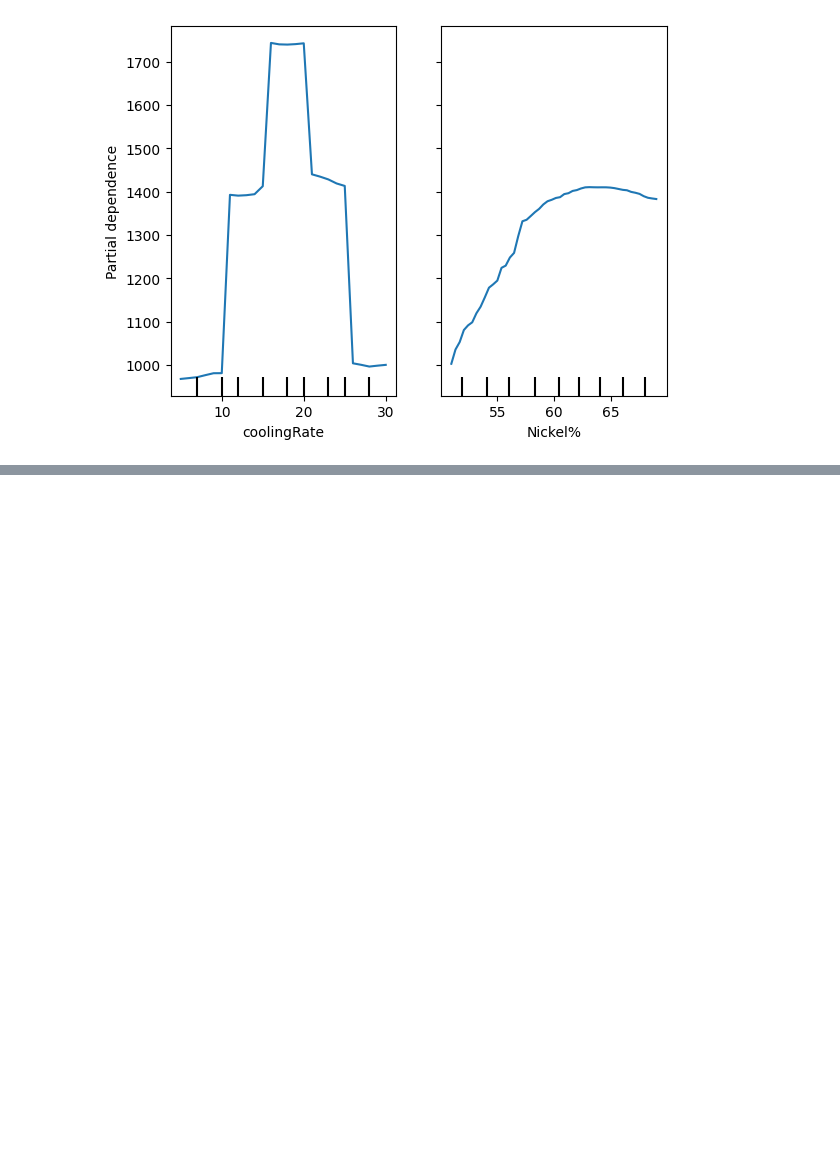
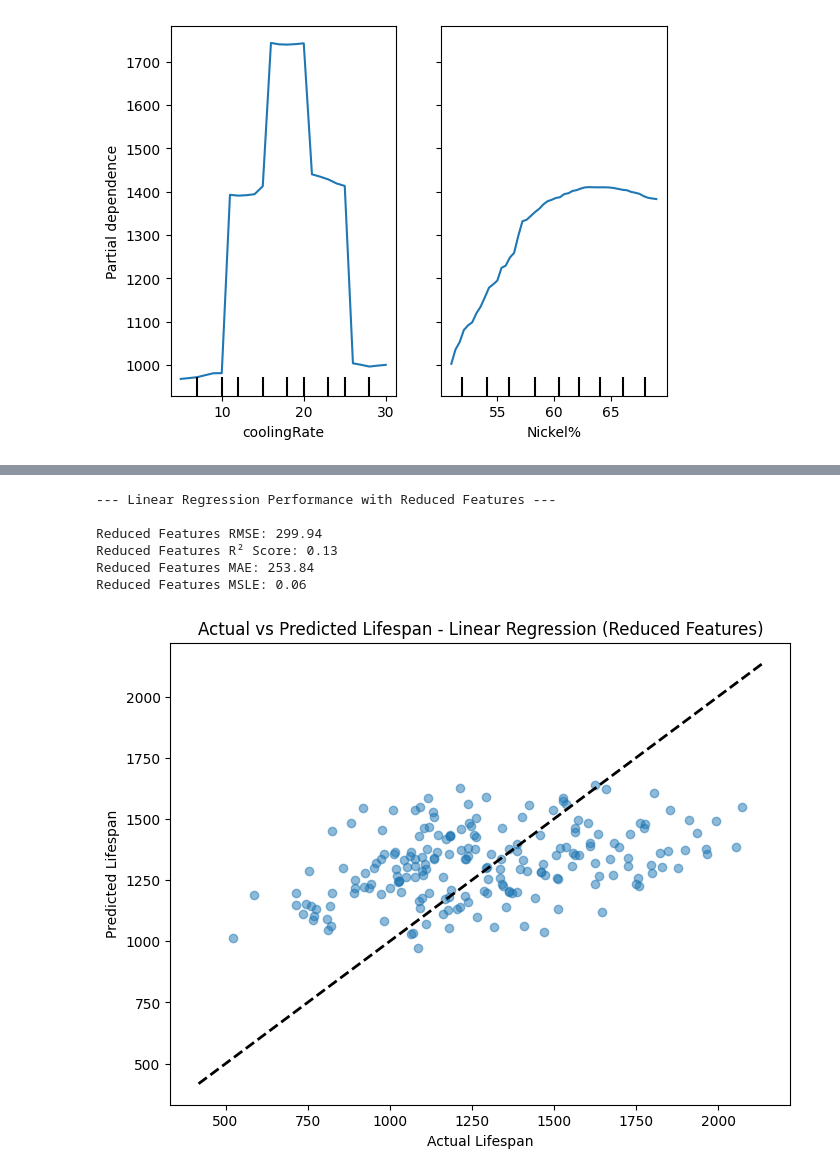
Before and after one commit to muhammedazhar/MSc-DataScience, a Jupyter notebook: COMP1801-ML/Coursework/Testing/Testing.ipynb, the cells around one changed output, grey strips where cells are left out. Cells and saved outputs as stored; diff of their text form; code cells hidden in the pictures; blank space fills up the shorter version.

```diff
--- a/COMP1801-ML/Coursework/Testing/Testing.ipynb
+++ b/COMP1801-ML/Coursework/Testing/Testing.ipynb
@@ -671,0 +607,46 @@ MSLE: 0.01
+# %%
+# Selecting only the most important features (those with non-zero or significant importance)
+important_features = ['partType_Blade', 'partType_Block', 'partType_Nozzle', 'partType_Valve', 'coolingRate', 'Nickel%', 'HeatTreatTime', 'Chromium%' , 'quenchTime']
+X_important = onehot_encoded_df[important_features]
+
+# Split the dataset and retrain the model
+X_train_imp, X_test_imp, y_train_imp, y_test_imp = train_test_split(X_important, df['Lifespan'], test_size=0.2, random_state=42)
+
+# Initialize the Linear Regression model
+lin_reg = LinearRegression(n_jobs=-1)
+model_name='Linear Regression'
+
+# Train the model on the training data with reduced features
+lin_reg.fit(X_train_imp, y_train_imp)
+
+# Make predictions on the test set
+y_pred_imp = lin_reg.predict(X_test_imp)
+
+# Evaluate the model's performance
+rmse_imp = root_mean_squared_error(y_test_imp, y_pred_imp)  # Root Mean Squared Error
+r2_imp = r2_score(y_test_imp, y_pred_imp)  # R² Score
+mae_imp = mean_absolute_error(y_test_imp, y_pred_imp)  # Mean Absolute Error
+msle_imp = mean_squared_log_error(y_test_imp, y_pred_imp)  # Mean Squared Log Error
+
+# Print evaluation metrics for reduced features
+print(f"--- {model_name} Performance with Reduced Features ---\n")
+print(f"Reduced Features RMSE: {rmse_imp:.2f}")
+print(f"Reduced Features R² Score: {r2_imp:.2f}")
+print(f"Reduced Features MAE: {mae_imp:.2f}")
+print(f"Reduced Features MSLE: {msle_imp:.2f}")
+
+plt.figure(figsize=(8, 6))
+plt.scatter(y_test_imp, y_pred_imp, alpha=0.5)
+plt.xlabel("Actual Lifespan")
+plt.ylabel("Predicted Lifespan")
+plt.title(f"Actual vs Predicted Lifespan - {model_name} (Reduced Features)")
+plt.plot([y.min(), y.max()], [y.min(), y.max()], 'k--', lw=2)  # Diagonal line for perfect predictions
+plt.show()
+# %% [output]
+--- Linear Regression Performance with Reduced Features ---
+
+Reduced Features RMSE: 299.94
+Reduced Features R² Score: 0.13
+Reduced Features MAE: 253.84
+Reduced Features MSLE: 0.06
+[figure, added]
```
Also changed, not shown: parts of 25 cells of this notebook, 3 other files.
